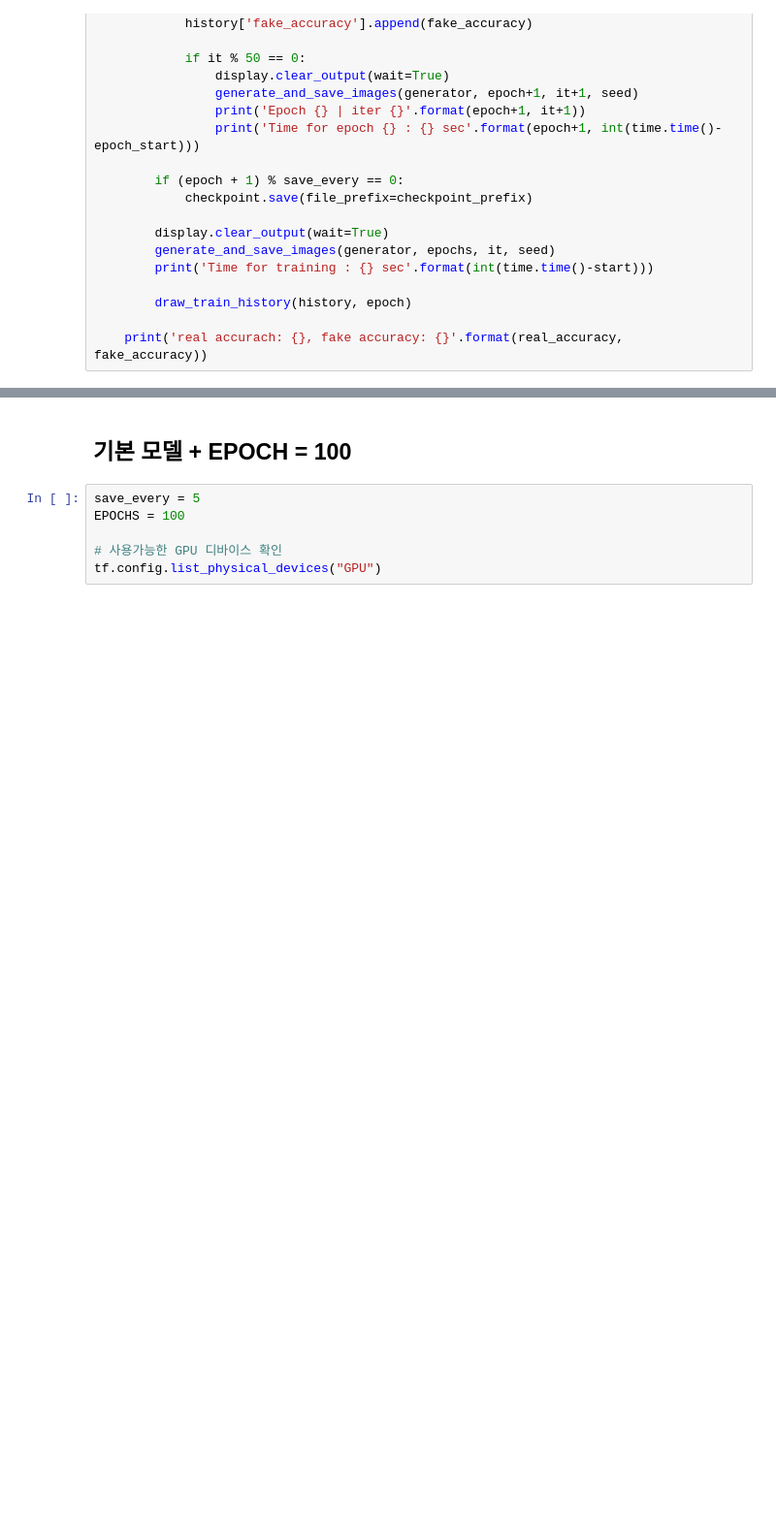
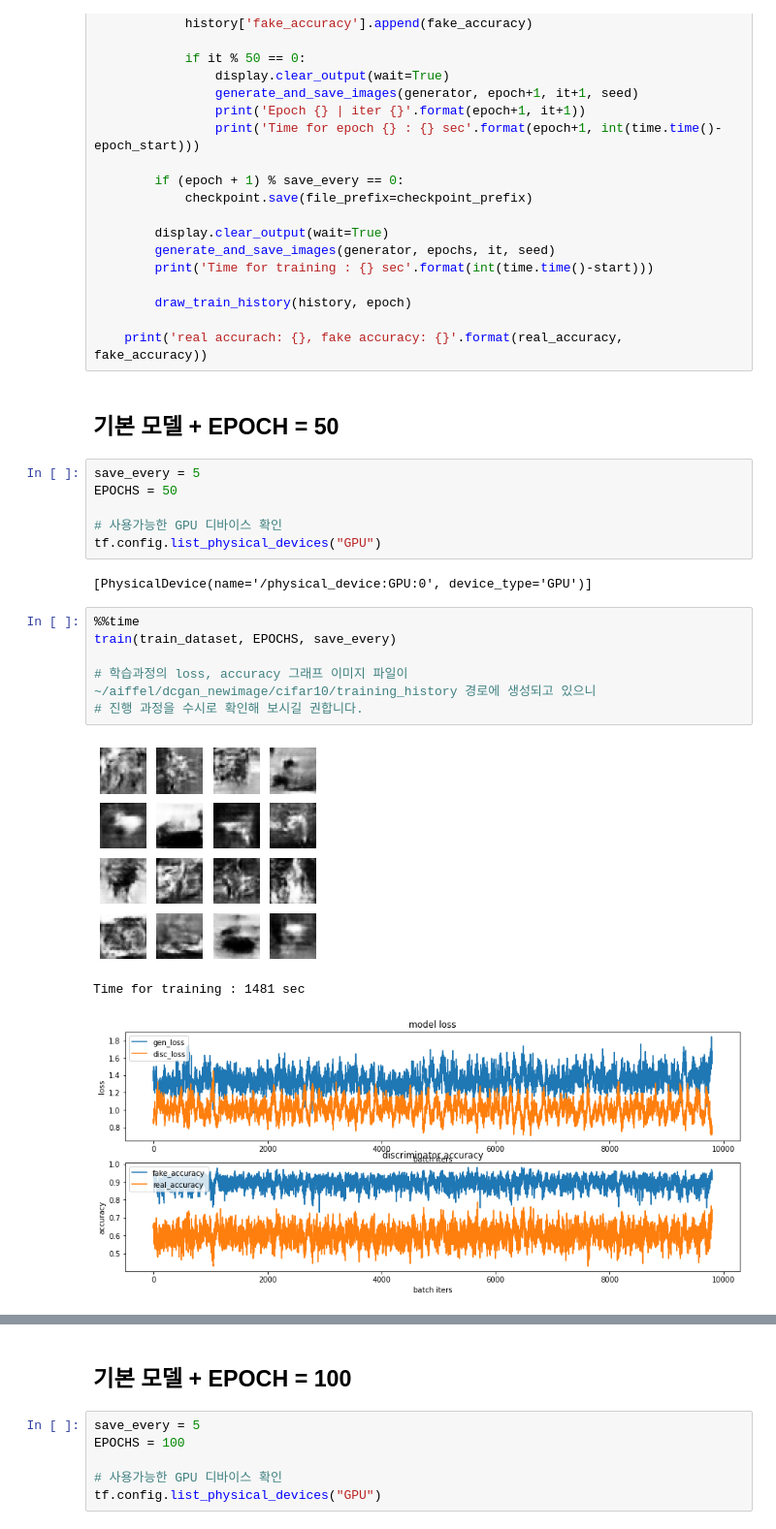
Before and after one commit to ChloeS31/AIFFEL_EXPLORATION, a Jupyter notebook: exploration13.ipynb, the cells around one changed output, grey strips where cells are left out. Shown at 97% size. Saved outputs shown, nothing was run; the diff lists cells and outputs as text; blank space fills up the shorter version.

```diff
--- a/exploration13.ipynb
+++ b/exploration13.ipynb
@@ -396,3 +396,23 @@ def train(dataset, epochs, save_every):
         draw_train_history(history, epoch)
 
     print('real accurach: {}, fake accuracy: {}'.format(real_accuracy, fake_accuracy))
+# %% [markdown]
+## 기본 모델 + EPOCH = 50
+# %%
+save_every = 5
+EPOCHS = 50
+
+# 사용가능한 GPU 디바이스 확인
+tf.config.list_physical_devices("GPU")
+# %% [output]
+[PhysicalDevice(name='/physical_device:GPU:0', device_type='GPU')]
+# %%
+%%time
+train(train_dataset, EPOCHS, save_every)
+
+# 학습과정의 loss, accuracy 그래프 이미지 파일이 ~/aiffel/dcgan_newimage/cifar10/training_history 경로에 생성되고 있으니
+# 진행 과정을 수시로 확인해 보시길 권합니다.
+# %% [output]
+[figure, added]
+Time for training : 1481 sec
+[figure, added]
```
Also changed, not shown: parts of 6 cells of this notebook.
